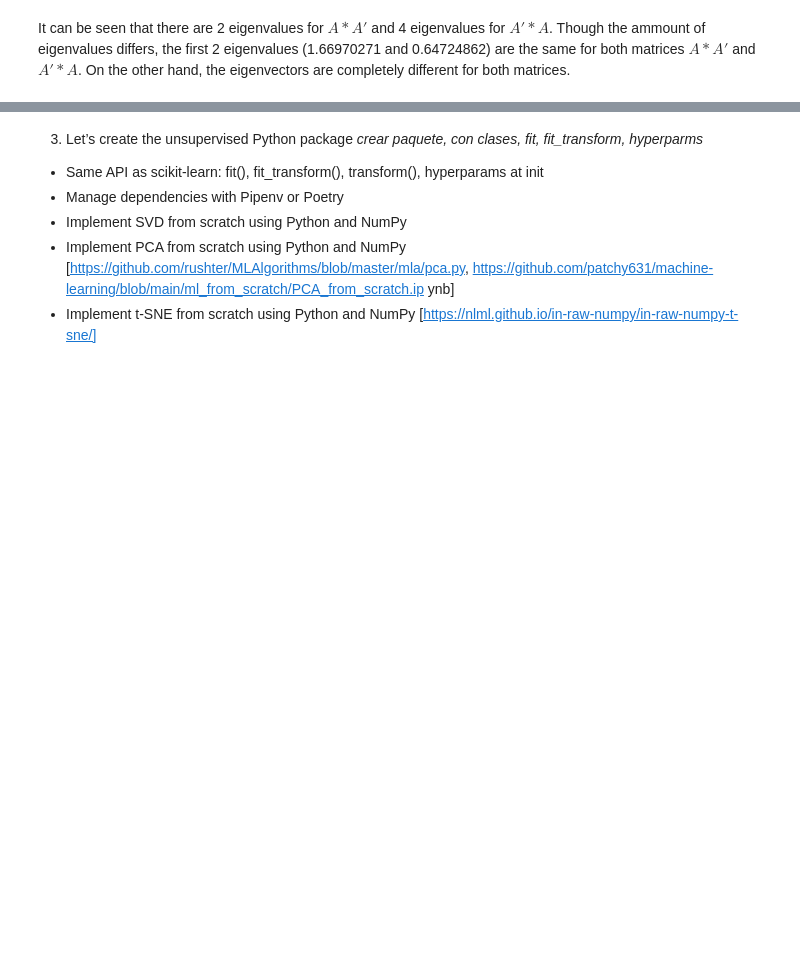
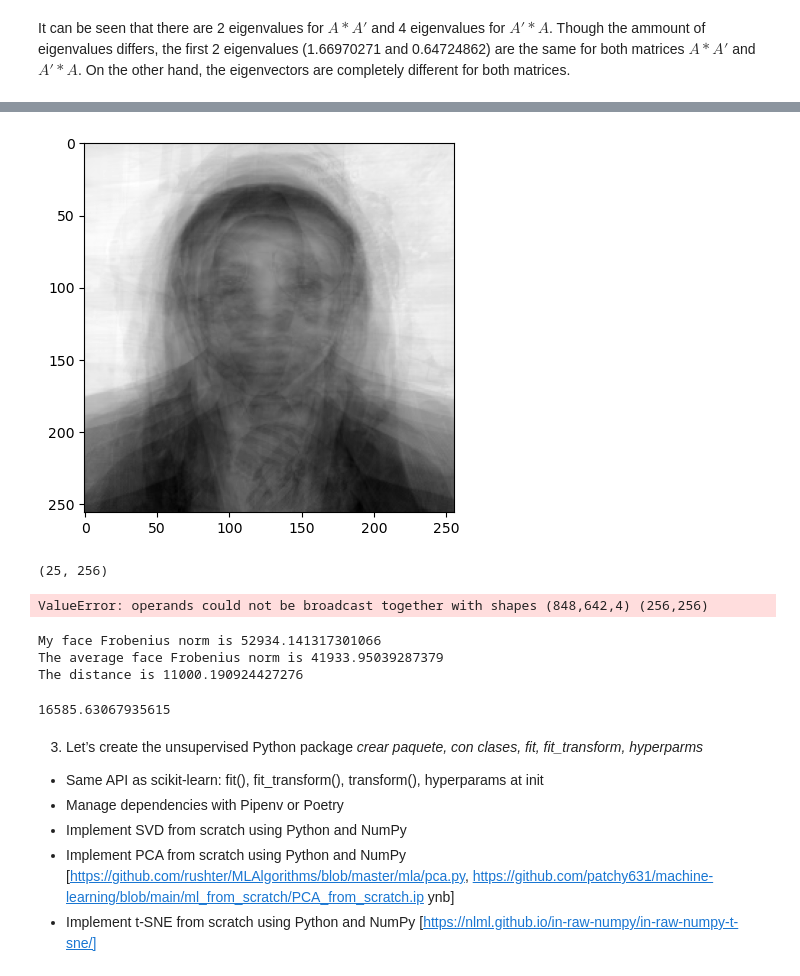
Before and after one commit to 00Fede/MLIIWorkshopI, a Jupyter notebook: Lab1.ipynb, the cells around one changed output, grey strips where cells are left out. Drawn from its saved outputs; the diff is of its cells as text; code cells hidden in the pictures; blank space fills up the shorter version.

```diff
--- a/Lab1.ipynb
+++ b/Lab1.ipynb
@@ -109,3 +148,54 @@ _
+# %%
+from glob import glob
+from PIL import Image
+import numpy as np
+import matplotlib.pyplot as plt
+import matplotlib.image as mpimg
+
+processed_folder_path = "photos_processed"
+
+photos_folder = glob(os.path.join(processed_folder_path,"*.jpg"))
+
+imgs = []
+for photo_file in photos_folder:
+    img = np.asarray(Image.open(photo_file))
+    imgs.append(img)
+
+averaged_face = np.average(imgs, axis=0)
+
+plt.imshow(averaged_face, cmap="gray")
+plt.show()
+# %% [output]
+[figure, added]
+# %%
+print(averaged_face.shape)
+# %% [output]
+(25, 256)
+# %%
+my_face_file = "100_1299.png"
+processed_folder_path = "photos_processed"
+
+img = np.asarray(Image.open(os.path.join(processed_folder_path, my_face_file)))
+
+#distance = np.subtract(img, averaged_face )
+distance = img - averaged_face
+plt.imshow(distance, cmap="gray")
+plt.show()
+# %% [output]
+ValueError: operands could not be broadcast together with shapes (848,642,4) (256,256)
+# %%
+imgnorm = np.linalg.norm(img, ord="fro")
+avgnorm = np.linalg.norm(averaged_face, ord="fro")
+print(f"My face Frobenius norm is {imgnorm}\nThe average face Frobenius norm is {avgnorm} \nThe distance is {imgnorm-avgnorm}")
+# %% [output]
+My face Frobenius norm is 52934.141317301066
+The average face Frobenius norm is 41933.95039287379
+The distance is 11000.190924427276
+# %%
+dist = np.linalg.norm(img-averaged_face, ord="fro")
+print(dist)
+# %% [output]
+16585.63067935615
 # %% [markdown]
 3. Let’s create the unsupervised Python package
 _crear paquete, con clases, fit, fit_transform, hyperparms_
```
Also changed, not shown: parts of 9 cells of this notebook, 1 other file.
